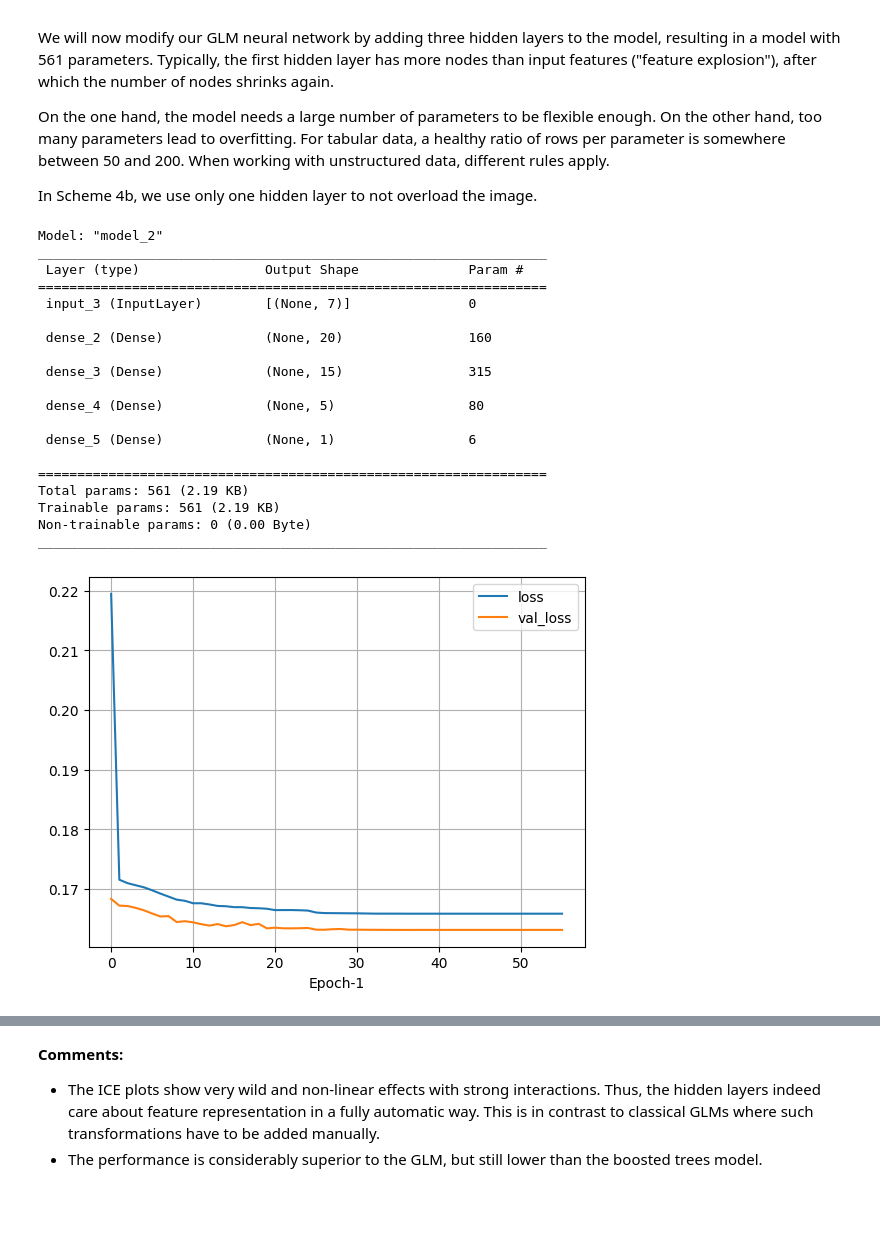
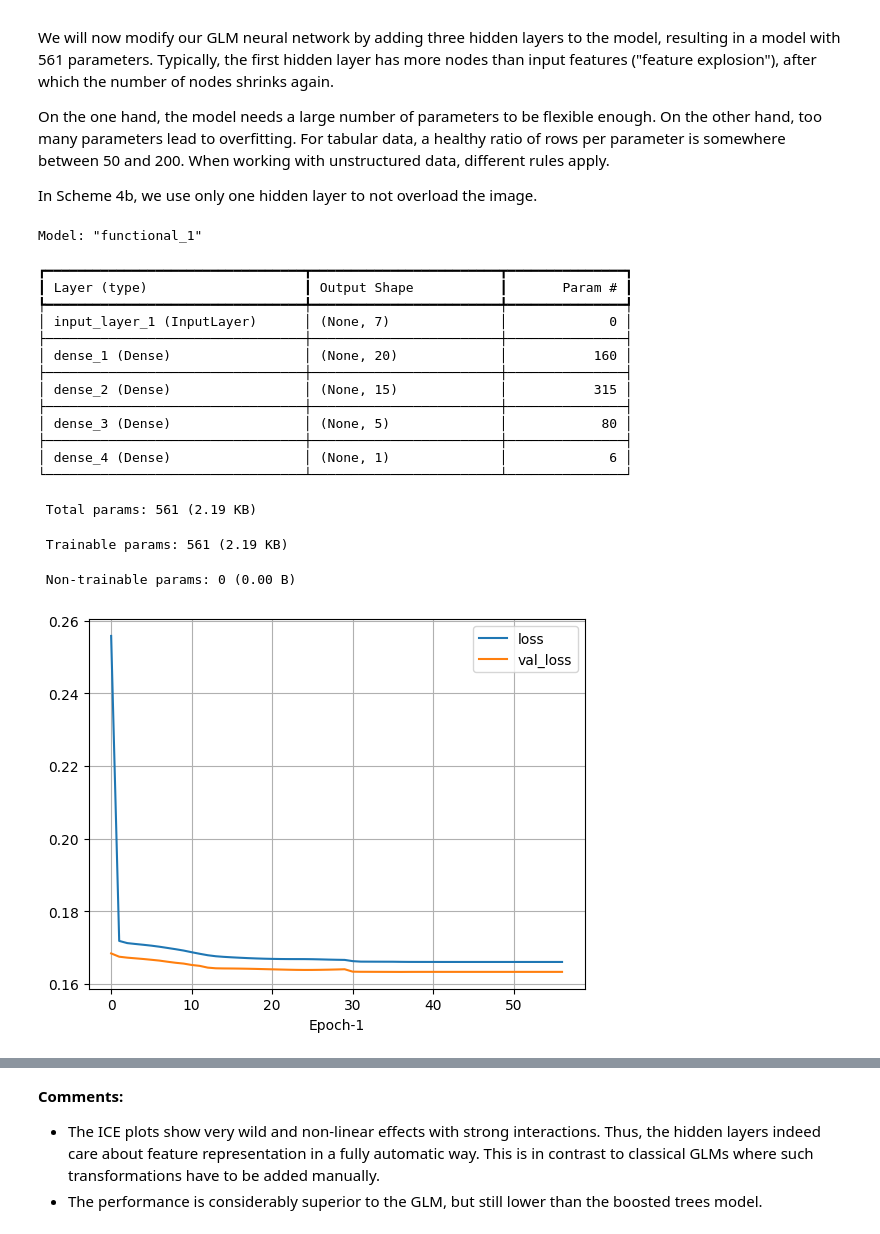
Before and after one commit to lorentzenchr/responsible_ml_material, a Jupyter notebook: py/xai_3_improving_explainability.ipynb, the cells around one changed output, grey strips where cells are left out. Saved outputs shown, nothing was run; the diff lists cells and outputs as text; code cells hidden in the pictures; blank space fills up the shorter version.

```diff
--- a/py/xai_3_improving_explainability.ipynb
+++ b/py/xai_3_improving_explainability.ipynb
@@ -545,58 +537,56 @@ def make_full_nn():
     """Architecture of neural network with hidden layers"""
     tf.random.set_seed(4)
 
-    inputs = keras.Input(shape=X_train.shape[1])
+    inputs = keras.Input(shape=(X_train.shape[1], ))
     x = layers.Dense(20, activation="tanh")(inputs)
     x = layers.Dense(15, activation="tanh")(x)
     x = layers.Dense(5, activation="tanh")(x)
     outputs = layers.Dense(1, activation="exponential")(x)
 
     return keras.Model(inputs=inputs, outputs=outputs)
 
 
 # Create, compile and fit model
 keras_model = make_full_nn()
 keras_model.summary()  # 561 parameters
 
 keras_model.compile(
     loss="poisson",
     optimizer=keras.optimizers.Adam(learning_rate=0.01),
     weighted_metrics=[],
 )
 
 history = keras_model.fit(
     x=preprocessor.transform(X_train),
     y=y_train,
     sample_weight=w_train,
     epochs=100,
     batch_size=10_000,
     validation_split=0.2,  # always takes last 20% of rows of train
     callbacks=callbacks,
     verbose=0,
 )
 
 _ = pd.DataFrame(history.history).filter(like="loss").plot(xlabel="Epoch-1", grid=True)
 # %% [output]
-Model: "model_2"
-_________________________________________________________________
- Layer (type)                Output Shape              Param #
-=================================================================
- input_3 (InputLayer)        [(None, 7)]               0
-
- dense_2 (Dense)             (None, 20)                160
-
- dense_3 (Dense)             (None, 15)                315
-
- dense_4 (Dense)             (None, 5)                 80
-
- dense_5 (Dense)             (None, 1)                 6
-
-=================================================================
-Total params: 561 (2.19 KB)
-Trainable params: 561 (2.19 KB)
-Non-trainable params: 0 (0.00 Byte)
-_________________________________________________________________
+Model: "functional_1"
+┏━━━━━━━━━━━━━━━━━━━━━━━━━━━━━━━━━┳━━━━━━━━━━━━━━━━━━━━━━━━┳━━━━━━━━━━━━━━━┓
+┃ Layer (type)                    ┃ Output Shape           ┃       Param # ┃
+┡━━━━━━━━━━━━━━━━━━━━━━━━━━━━━━━━━╇━━━━━━━━━━━━━━━━━━━━━━━━╇━━━━━━━━━━━━━━━┩
+│ input_layer_1 (InputLayer)      │ (None, 7)              │             0 │
+├─────────────────────────────────┼────────────────────────┼───────────────┤
+│ dense_1 (Dense)                 │ (None, 20)             │           160 │
+├─────────────────────────────────┼────────────────────────┼───────────────┤
+│ dense_2 (Dense)                 │ (None, 15)             │           315 │
+├─────────────────────────────────┼────────────────────────┼───────────────┤
+│ dense_3 (Dense)                 │ (None, 5)              │            80 │
+├─────────────────────────────────┼────────────────────────┼───────────────┤
+│ dense_4 (Dense)                 │ (None, 1)              │             6 │
+└─────────────────────────────────┴────────────────────────┴───────────────┘
+ Total params: 561 (2.19 KB)
+ Trainable params: 561 (2.19 KB)
+ Non-trainable params: 0 (0.00 B)
-[figure, old version]
+[figure, new version]
 # %%
 model = KerasRegressor(make_pipeline(preprocessor, keras_model))
 summary_model(model, ref_model=ref_model)
```
Also changed, not shown: parts of 19 cells of this notebook, 6 other files.
